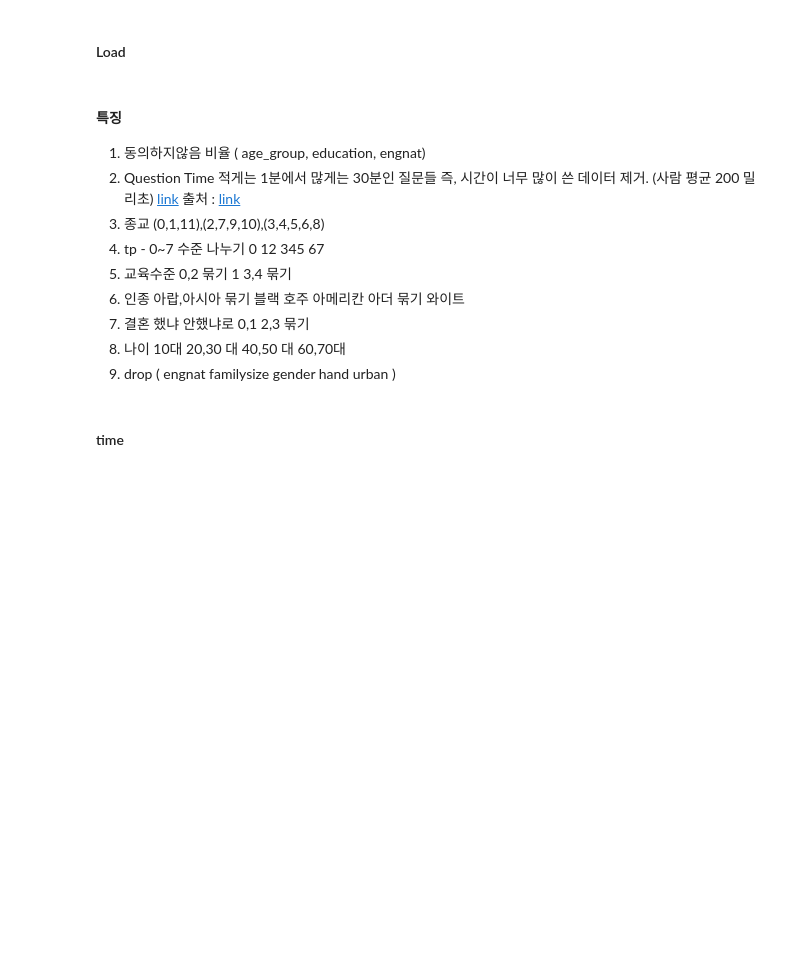
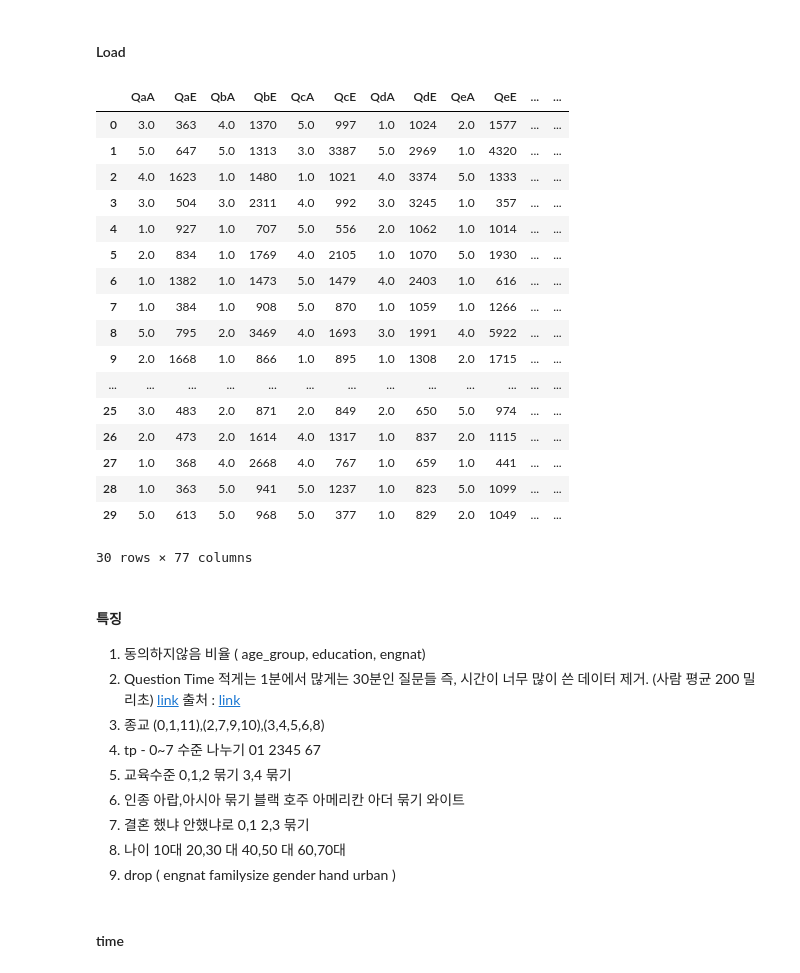
Before and after one commit to sryu219/TeamProject, a Jupyter notebook: 머신러닝/dacon_lgbm.ipynb, the cells around one changed output. Drawn from its saved outputs; the diff is of its cells as text; code cells hidden in the pictures; blank space fills up the shorter version.

```diff
--- a/머신러닝/dacon_lgbm.ipynb
+++ b/머신러닝/dacon_lgbm.ipynb
@@ -5,20 +5,40 @@ import pandas as pd
 import numpy as np
 import matplotlib.pyplot as plt
 # %%
-train=pd.read_csv('../open data/train.csv',index_col=0)
-test=pd.read_csv('../open data/test_x.csv',index_col=0)
-submission=pd.read_csv('../open data/sample_submission.csv')
+train=pd.read_csv('https://raw.githubusercontent.com/Chachaeul/TeamProject/master/open%20data/train.csv',index_col=0)
+test=pd.read_csv('https://raw.githubusercontent.com/Chachaeul/TeamProject/master/open%20data/test_x.csv',index_col=0)
+submission=pd.read_csv('https://raw.githubusercontent.com/Chachaeul/TeamProject/master/open%20data/sample_submission.csv')
 # %%
 train=train.reset_index(drop=True)
 test=test.reset_index(drop=True)
+train.head(30)
+# %% [output]
+|  | QaA | QaE | QbA | QbE | QcA | QcE | QdA | QdE | QeA | QeE | ... | ... |
+| 0 | 3.0 | 363 | 4.0 | 1370 | 5.0 | 997 | 1.0 | 1024 | 2.0 | 1577 | ... | ... |
+| 1 | 5.0 | 647 | 5.0 | 1313 | 3.0 | 3387 | 5.0 | 2969 | 1.0 | 4320 | ... | ... |
+| 2 | 4.0 | 1623 | 1.0 | 1480 | 1.0 | 1021 | 4.0 | 3374 | 5.0 | 1333 | ... | ... |
+| 3 | 3.0 | 504 | 3.0 | 2311 | 4.0 | 992 | 3.0 | 3245 | 1.0 | 357 | ... | ... |
+| 4 | 1.0 | 927 | 1.0 | 707 | 5.0 | 556 | 2.0 | 1062 | 1.0 | 1014 | ... | ... |
+| 5 | 2.0 | 834 | 1.0 | 1769 | 4.0 | 2105 | 1.0 | 1070 | 5.0 | 1930 | ... | ... |
+| 6 | 1.0 | 1382 | 1.0 | 1473 | 5.0 | 1479 | 4.0 | 2403 | 1.0 | 616 | ... | ... |
+| 7 | 1.0 | 384 | 1.0 | 908 | 5.0 | 870 | 1.0 | 1059 | 1.0 | 1266 | ... | ... |
+| 8 | 5.0 | 795 | 2.0 | 3469 | 4.0 | 1693 | 3.0 | 1991 | 4.0 | 5922 | ... | ... |
+| 9 | 2.0 | 1668 | 1.0 | 866 | 1.0 | 895 | 1.0 | 1308 | 2.0 | 1715 | ... | ... |
+| ... | ... | ... | ... | ... | ... | ... | ... | ... | ... | ... | ... | ... |
+| 25 | 3.0 | 483 | 2.0 | 871 | 2.0 | 849 | 2.0 | 650 | 5.0 | 974 | ... | ... |
+| 26 | 2.0 | 473 | 2.0 | 1614 | 4.0 | 1317 | 1.0 | 837 | 2.0 | 1115 | ... | ... |
+| 27 | 1.0 | 368 | 4.0 | 2668 | 4.0 | 767 | 1.0 | 659 | 1.0 | 441 | ... | ... |
+| 28 | 1.0 | 363 | 5.0 | 941 | 5.0 | 1237 | 1.0 | 823 | 5.0 | 1099 | ... | ... |
+| 29 | 5.0 | 613 | 5.0 | 968 | 5.0 | 377 | 1.0 | 829 | 2.0 | 1049 | ... | ... |
+30 rows × 77 columns
 # %% [markdown]
 #### 특징
 
 1. 동의하지않음 비율 ( age_group, education, engnat)
 2. Question Time 적게는 1분에서 많게는 30분인 질문들 즉, 시간이 너무 많이 쓴 데이터 제거. (사람 평균 200 밀리초) [link](https://news.joins.com/article/2869262) 출처 : [link](https://openpsychometrics.org/)
 3. 종교 (0,1,11),(2,7,9,10),(3,4,5,6,8)
-4. tp - 0~7 수준 나누기 0 12 345 67
-5. 교육수준 0,2 묶기 1 3,4 묶기
+4. tp - 0~7 수준 나누기 01 2345 67
+5. 교육수준 0,1,2 묶기 3,4 묶기
 6. 인종 아랍,아시아 묶기 블랙 호주 아메리칸 아더 묶기 와이트
 7. 결혼 했냐 안했냐로 0,1 2,3 묶기
 8. 나이 10대 20,30 대 40,50 대 60,70대
```
Also changed, not shown: parts of 15 cells of this notebook.
